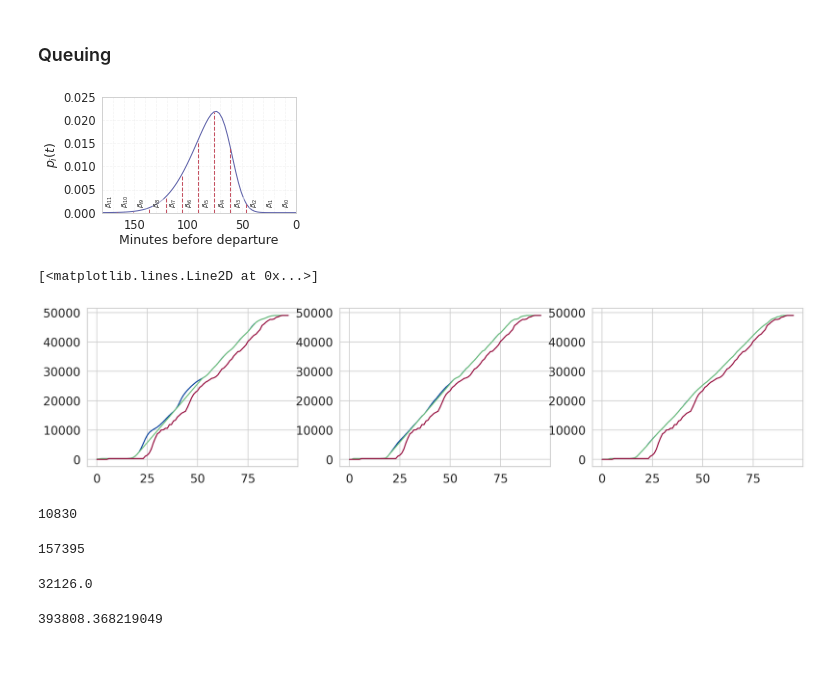
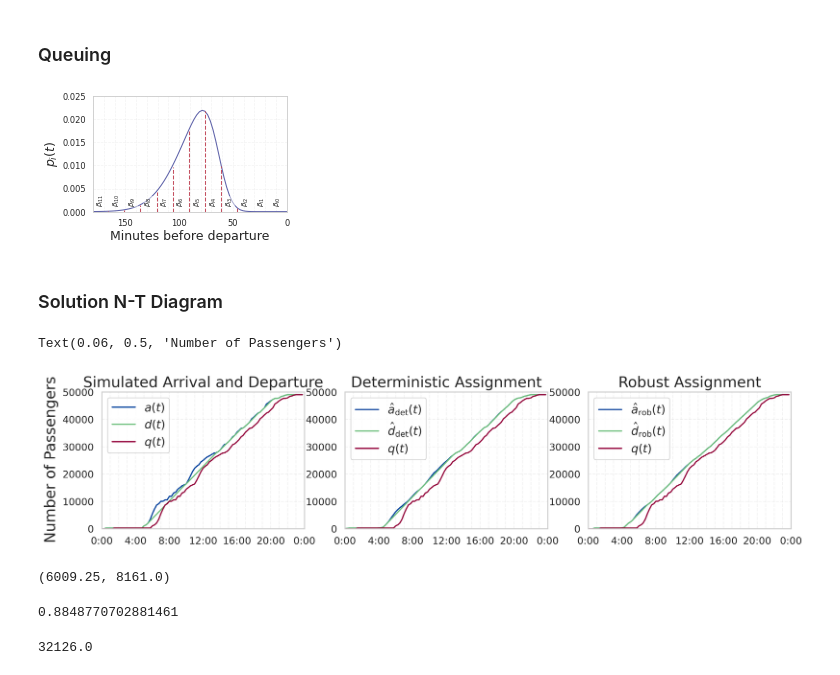
Before and after one commit to caoalbert/RobustSecurity, a Jupyter notebook: RO.ipynb, the cells around one changed output. Cells and saved outputs as stored; diff of their text form; code cells hidden in the pictures.

```diff
--- a/RO.ipynb
+++ b/RO.ipynb
@@ -57,5 +57,5 @@ importlib.reload(model)
 from model import ROSecurity
 # %%
 inst = ROSecurity(df, n_slots=96, cost=c)
-solution = inst.run(capacity=800, gamma=0.01, alpha=0.8, sigma=0.2)
+solution = inst.run(capacity=800, gamma=0.01, alpha=0.7, sigma=0.2)
 # %% [output]
@@ -100,3 +132,0 @@ plt.plot(df['Aircraft Capacity'])
-# %%
-inst = ROSecurity(df, n_slots=96, cost=c)
-solution = inst.run(capacity=900, gamma=0.2, alpha=0.6, sigma=0.1, n_neighbor=1)
@@ -153,7 +135,7 @@ for i in range(c.shape[0]):
 # %%
 from scipy.stats import skewnorm
 #pg292
-mu = 60     # Mean
+mu = 64     # Mean
 sigma = 30   # Standard deviation
 alpha = 3    # Skewness
 
@@ -174,4 +156,4 @@ minorLocator = MultipleLocator(10)
 ax.xaxis.set_minor_locator(minorLocator)
 ax.grid(True, alpha=0.25, linestyle='--', which='both')
 # %% [output]
-[figure, old version]
+[figure, new version]
@@ -211,0 +160,2 @@ def generate_assigned_arrivals(realized, df=df):
+# %% [markdown]
+### Solution N-T Diagram
@@ -212,5 +176,5 @@ def generate_assigned_arrivals(realized, df=df):
 # %%
 realized = calc_prob_den(solution, inst)
-reassigned_arrival = generate_assigned_arrivals(realized)
+reassigned_arrival = generate_assigned_arrivals(realized, df)
 deterministic_realized = calc_prob_den(deterministic, inst)
-deterministic_reassigned_arrival = generate_assigned_arrivals(deterministic_realized)
+deterministic_reassigned_arrival = generate_assigned_arrivals(deterministic_realized, df)
@@ -240,38 +192,33 @@ flight_dep = calc_cum_arrive(departing_time)
 # %%
 color_s = ['#93003a', '#00429d', '#93c4d2', '#6ebf7c']
 
-fig, ax = plt.subplots(1, 3, figsize=(18, 4), dpi=300)
+fig, ax = plt.subplots(1, 3, figsize=(15, 3), dpi=300)
 
-ax[0].plot(cum_arr, color = color_s[1])
-ax[0].plot(cum_dep, color = color_s[3])
-ax[0].plot(flight_dep, color = color_s[0])
+ax[0].plot(cum_arr, color = color_s[1], label=r'$a(t)$')
+ax[0].plot(cum_dep, color = color_s[3], label=r'$d(t)$')
+ax[0].plot(flight_dep, color = color_s[0], label=r'$q(t)$')
 
-ax[1].plot(deterministic_arrival, color = color_s[1])
-ax[1].plot(deterministic_depature, color = color_s[3])
-ax[1].plot(flight_dep, color = color_s[0])
+ax[1].plot(deterministic_arrival, color = color_s[1], label=r'$\hat{a}_{\text{det}}(t)$')
+ax[1].plot(deterministic_depature, color = color_s[3], label=r'$\hat{d}_{\text{det}}(t)$')
+ax[1].plot(flight_dep, color = color_s[0], label=r'$q(t)$')
 
-ax[2].plot(assigned_arrival, color = color_s[1])
-ax[2].plot(assigned_depature, color = color_s[3])
-ax[2].plot(flight_dep, color = color_s[0])
+ax[2].plot(assigned_arrival, color = color_s[1], label=r'$\hat{a}_{\text{rob}}(t)$')
+ax[2].plot(assigned_depature, color = color_s[3], label=r'$\hat{d}_{\text{rob}}(t)$')
+ax[2].plot(flight_dep, color = color_s[0], label=r'$q(t)$')
 
+for i in range(3):
+    ax[i].set(xticks = [i*16 for i in range(6)]+[96], xticklabels=[f"{i*4}:00" for i in range(6)]+[f"{0}:00"],
+              xlim=(0, 96), ylim=(0, 50000))
+    ax[i].legend()
+    minorLocator = MultipleLocator(4)
+    ax[i].xaxis.set_minor_locator(minorLocator)
+    ax[i].grid(True, alpha=0.25, linestyle='--', which='both')
 
+ax[0].set(title='Simulated Arrival and Departure')
+ax[1].set(title='Deterministic Assignment')
+ax[2].set(title='Chance-Constrained Assignment')
 
-# ax.set(title='Cumulative Arrival at Security when Hourly Capacity = 48 \n (1% Down Sample)' )
-# ax.legend(title='', bbox_to_anchor=(-0.05, -0.1), loc='upper left')
-
-# minorLocator = MultipleLocator(4)
-# ax.xaxis.set_minor_locator(minorLocator)
-# ax.grid(True, alpha=0.25, linestyle='--', which='both')
-# ax.set(xlabel='', ylabel='Number of Passengers * 1%', xlim=(0, 96), ylim=(0, 550));
-# ax.set(xticks=[i*16 for i in range(6)]+[96], xticklabels=[f"{i*4}:00" for i in range(6)]+[f"{0}:00"])
+fig.text(0.06, 0.5, 'Number of Passengers', va='center', rotation='vertical')
 # %% [output]
-[<matplotlib.lines.Line2D at 0x...>]
+Text(0.06, 0.5, 'Number of Passengers')
-[figure, old version]
+[figure, new version]
-# %%
-np.sum((assigned_arrival-assigned_depature)*15)
-# %% [output]
-10830
-# %%
-np.sum((deterministic_arrival-deterministic_depature)*15)
-# %% [output]
-157395
@@ -278,3 +229,11 @@ np.sum((deterministic_arrival-deterministic_depature)*15)
+# %%
+regular_waiting_time - deterministic_waiting_time, regular_waiting_time - robust_waiting_time
+# %% [output]
+(6009.25, 8161.0)
+# %%
+8161.0 / regular_waiting_time
+# %% [output]
+0.8848770702881461
 # %%
 det_cost = 0
 robust_cost = 0
@@ -286,7 +245,3 @@ for i in range(c.shape[0]):
 det_cost
 # %% [output]
 32126.0
-# %%
-robust_cost
-# %% [output]
-393808.368219049
```
Also changed, not shown: parts of 17 cells of this notebook, 6 other files.
